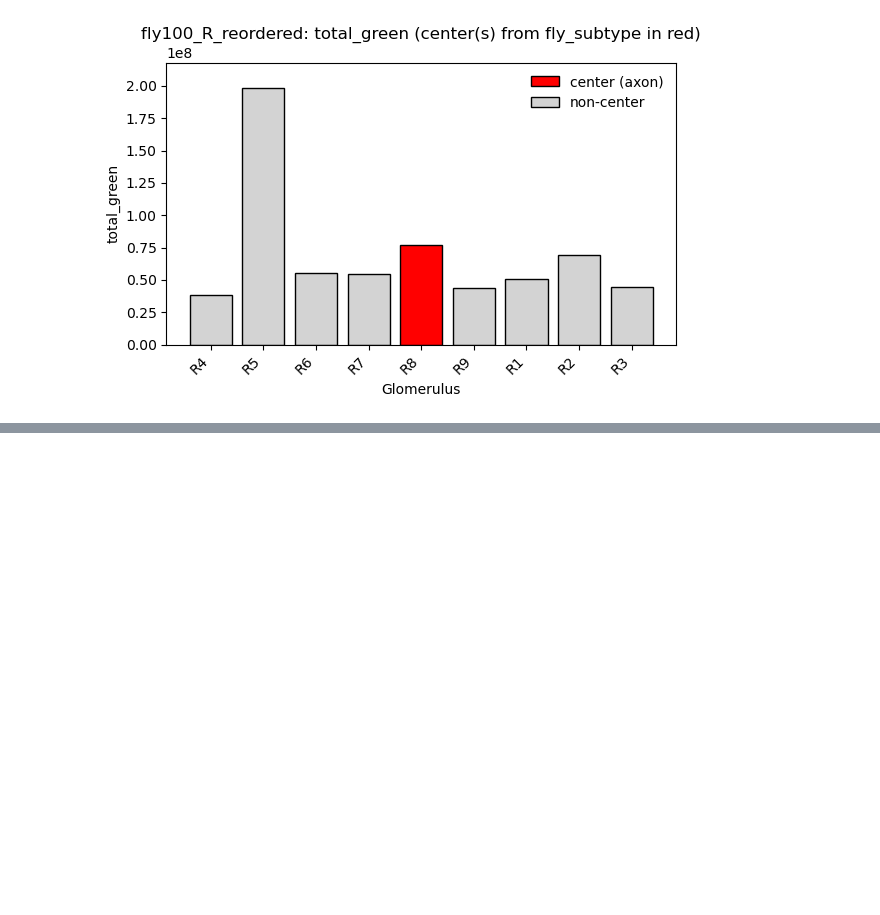
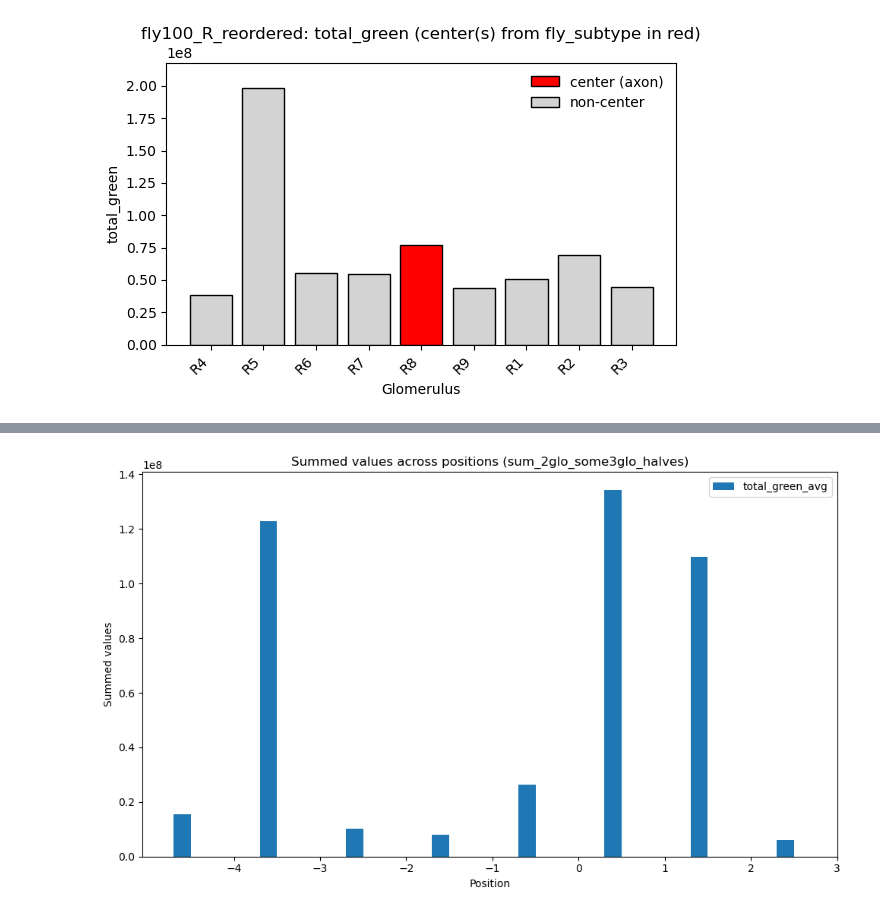
Before and after one commit to sansachenlelele/connectome_analysis_fisherlab, a Jupyter notebook: analysis_trend-25summer.ipynb, the cells around one changed output, grey strips where cells are left out. Saved outputs shown, nothing was run; the diff lists cells and outputs as text; code cells hidden in the pictures; blank space fills up the shorter version.

```diff
--- a/analysis_trend-25summer.ipynb
+++ b/analysis_trend-25summer.ipynb
@@ -384,0 +637,27 @@ reordered_3glo_halves['fly100_R_reordered']
+# %%
+df = sum_weird3glo_1and9combined.copy()
+
+# positions (x-axis)
+x = df["position"].to_numpy()
+bar_width = 0.2
+
+# offsets for multiple bars
+offsets = np.arange(-(len(df.columns)-1)/2, (len(df.columns)-1)/2 + 1) * bar_width
+
+# columns to plot (skip the "position" column)
+cols = ["total_green_avg"]
+
+plt.figure(figsize=(10, 6))
+
+for i, col in enumerate(cols):
+    plt.bar(x + offsets[i], df[col], width=bar_width, label=col)
+
+plt.xlabel("Position")
+plt.ylabel("Summed values")
+plt.title("Summed values across positions (sum_2glo_some3glo_halves)")
+plt.xticks(x)
+plt.legend()
+plt.tight_layout()
+plt.show()
+# %% [output]
+[figure, added]
```
Also changed, not shown: parts of 18 cells of this notebook, 1 other file.
